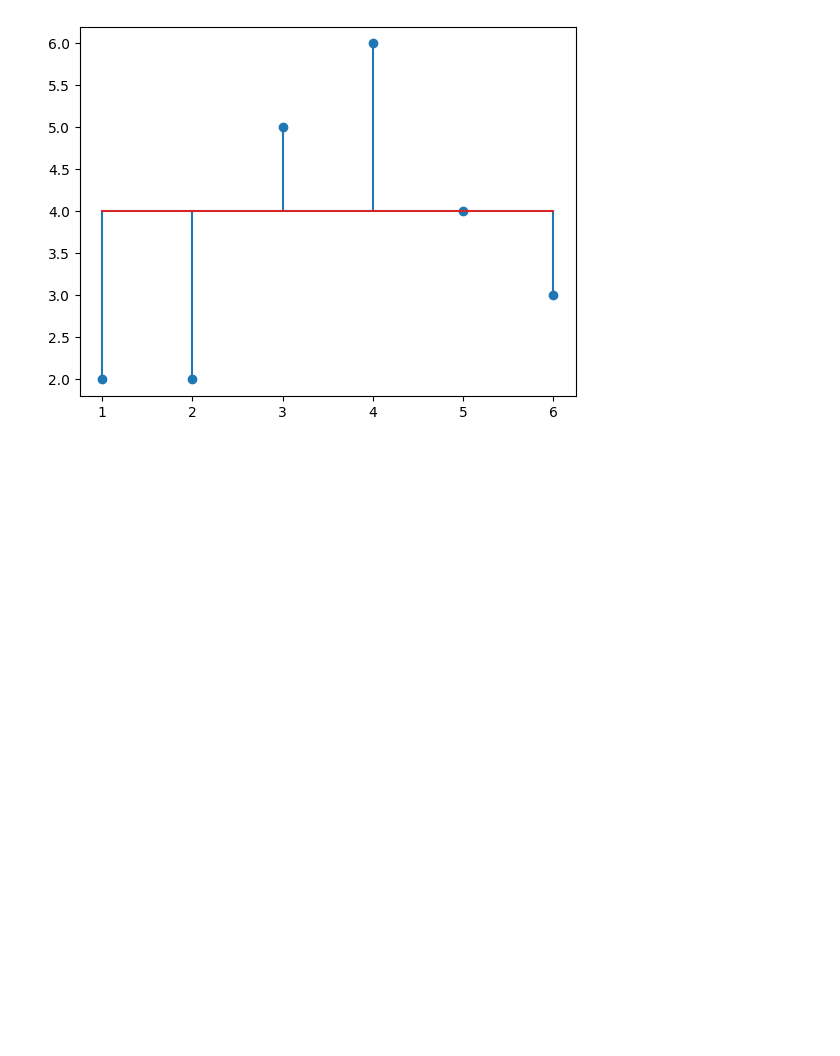
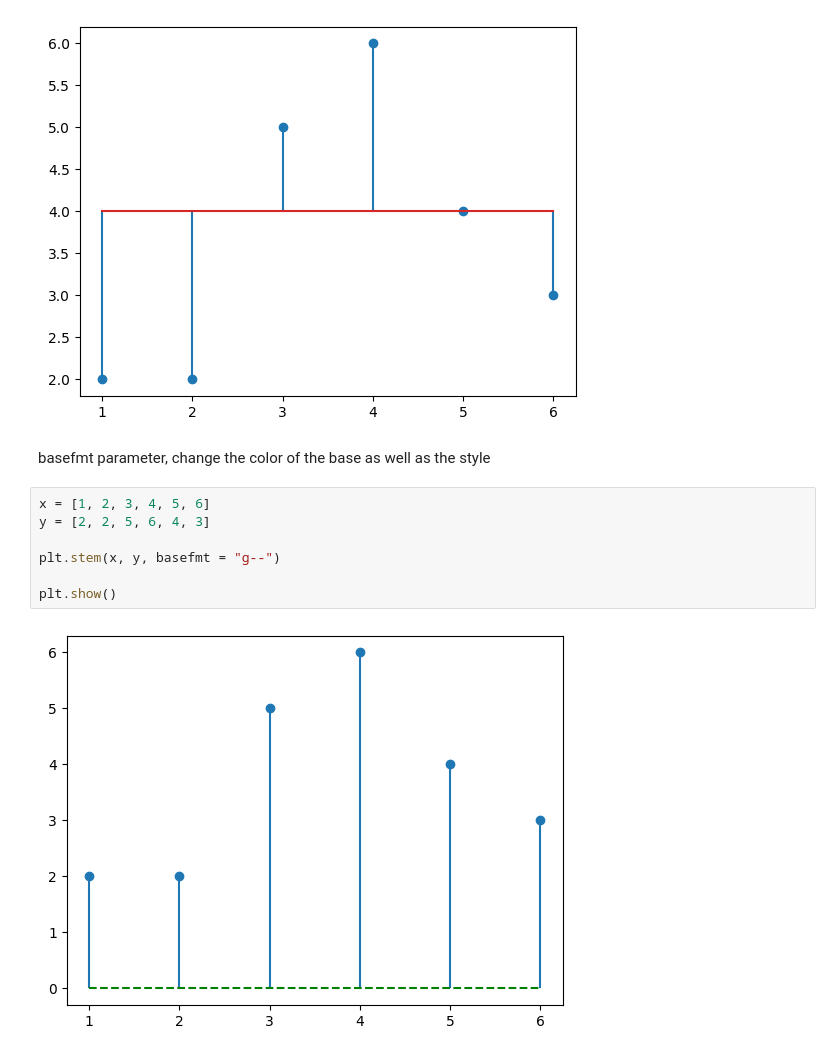
Before and after one commit to Musawer-Afzal/AI-Engineering, a Jupyter notebook: Matplotlib/stem_plot.ipynb, the cells around one changed output. Saved outputs shown, nothing was run; the diff lists cells and outputs as text; blank space fills up the shorter version.

Commit message:
basefmt, change the color and style of the line

```diff
--- a/Matplotlib/stem_plot.ipynb
+++ b/Matplotlib/stem_plot.ipynb
@@ -47,3 +47,14 @@ plt.stem(x, y, bottom = 4)
 plt.show()
 # %% [output]
 [figure]
+# %% [markdown]
+basefmt parameter, change the color of the base as well as the style
+# %%
+x = [1, 2, 3, 4, 5, 6]
+y = [2, 2, 5, 6, 4, 3]
+
+plt.stem(x, y, basefmt = "g--")
+
+plt.show()
+# %% [output]
+[figure, added]
```
